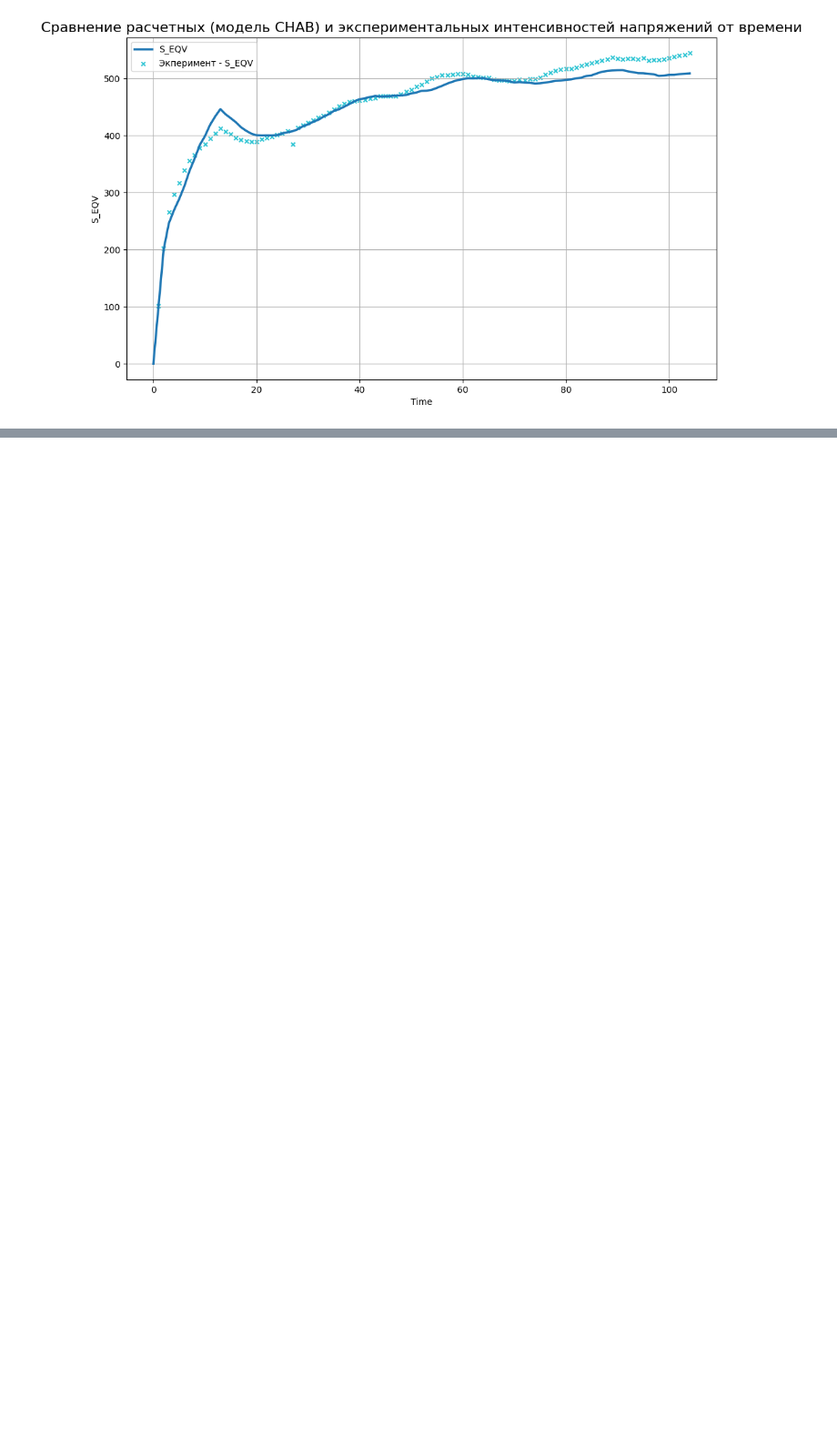
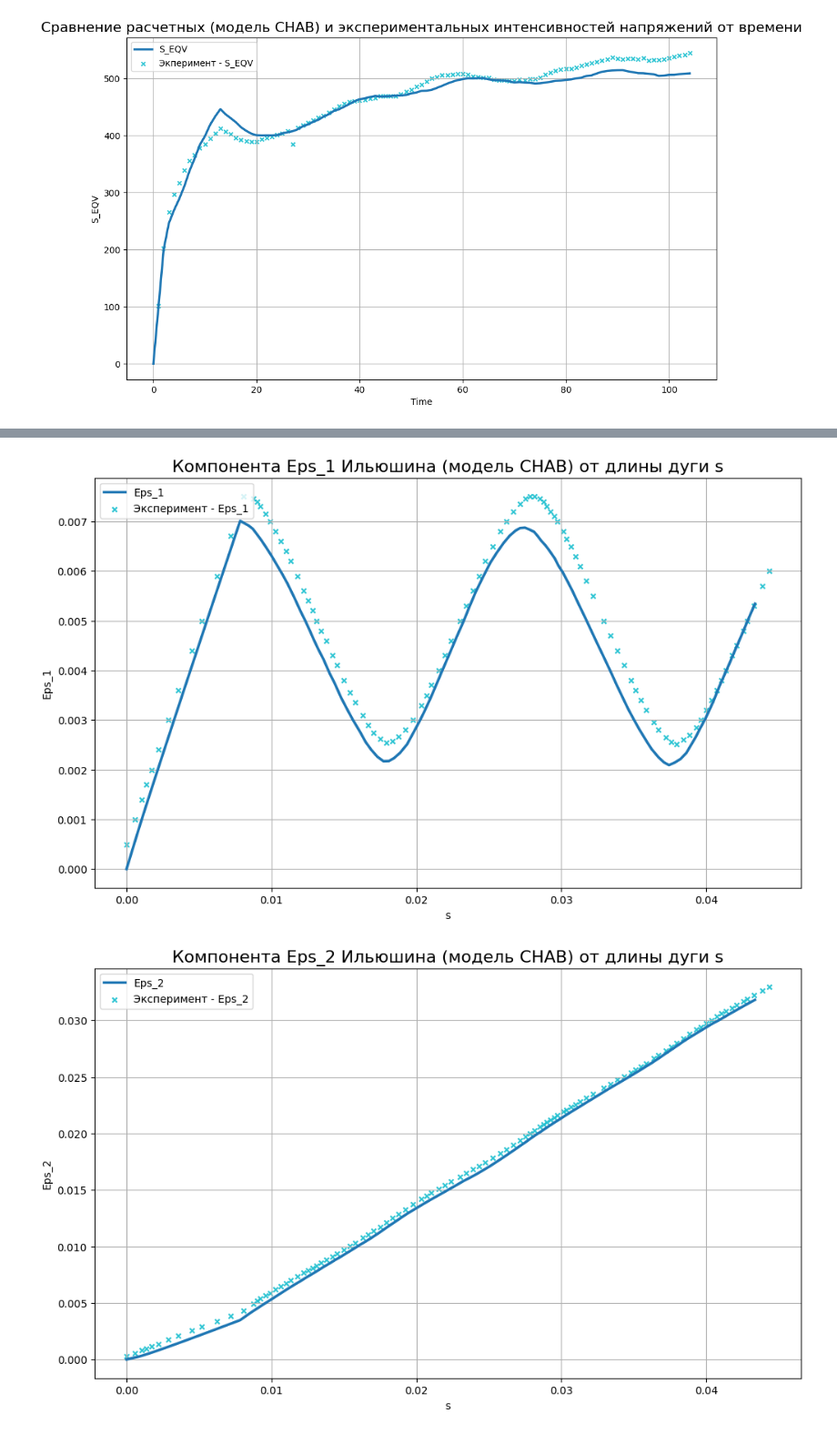
Before and after one commit to ArtemDos/complex_deformations, a Jupyter notebook: P29/experimental_vint/chab.ipynb, the cells around one changed output, grey strips where cells are left out. Shown at 91% size. Saved outputs shown, nothing was run; the diff lists cells and outputs as text; code cells hidden in the pictures; blank space fills up the shorter version.

```diff
--- a/P29/experimental_vint/chab.ipynb
+++ b/P29/experimental_vint/chab.ipynb
@@ -112,0 +100,30 @@ numerical_experiment_stage2["Sig_3"] = sig_3
+# %%
+plot_xy(
+    [(model_name, num_il)],
+    "s",
+    ["Eps_1"],
+    f"Компонента Eps_1 Ильюшина (модель {model_name}) от длины дуги s",
+    ("Эксперимент", exp_il),
+    figsize=(12, 7),
+)
+
+plot_xy(
+    [(model_name, num_il)],
+    "s",
+    ["Eps_2"],
+    f"Компонента Eps_2 Ильюшина (модель {model_name}) от длины дуги s",
+    ("Эксперимент", exp_il),
+    figsize=(12, 7),
+)
+
+plot_xy(
+    [(model_name, num_il)],
+    "s",
+    ["Eps_3"],
+    f"Компонента Eps_3 Ильюшина (модель {model_name}) от длины дуги s",
+    ("Эксперимент", exp_il),
+    figsize=(12, 7),
+)
+# %% [output]
+[figure, added]
+[figure, added]
```
Also changed, not shown: parts of 31 cells of this notebook, 2 other files.
